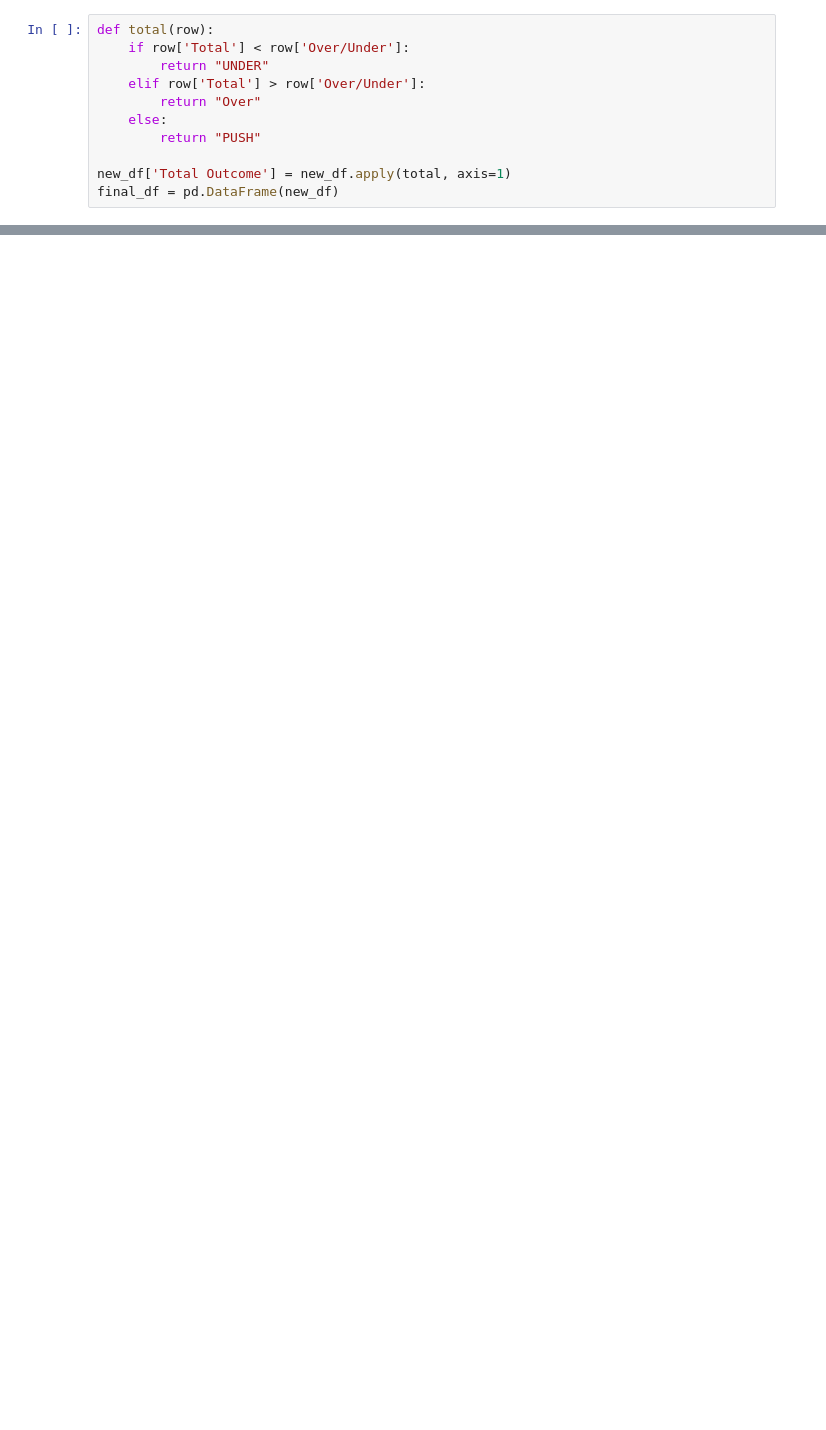
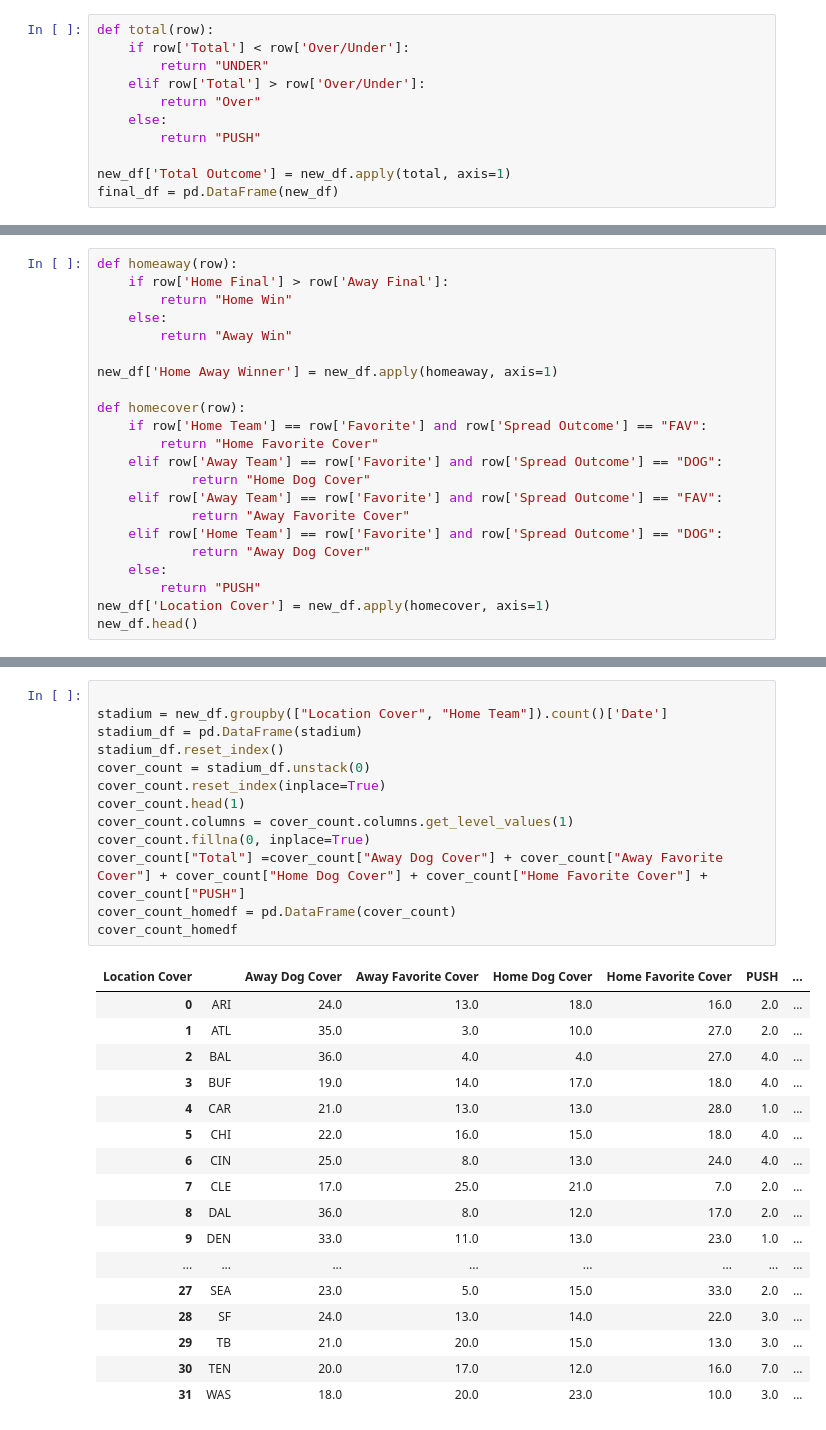
Before and after one commit to Group-Project-2-Electric-Boogaloo/Python-API-Project, a Jupyter notebook: Final-DataFrame-Kernel.ipynb, the cells around one changed output, grey strips where cells are left out. Saved outputs shown, nothing was run; the diff lists cells and outputs as text; blank space fills up the shorter version.

```diff
--- a/Final-DataFrame-Kernel.ipynb
+++ b/Final-DataFrame-Kernel.ipynb
@@ -85,0 +126,22 @@ final_df = pd.DataFrame(new_df)
+# %%
+def homeaway(row):
+    if row['Home Final'] > row['Away Final']:
+        return "Home Win"
+    else:
+        return "Away Win"
+
+new_df['Home Away Winner'] = new_df.apply(homeaway, axis=1)
+
+def homecover(row):
+    if row['Home Team'] == row['Favorite'] and row['Spread Outcome'] == "FAV":
+        return "Home Favorite Cover"
+    elif row['Away Team'] == row['Favorite'] and row['Spread Outcome'] == "DOG":
+            return "Home Dog Cover"
+    elif row['Away Team'] == row['Favorite'] and row['Spread Outcome'] == "FAV":
+            return "Away Favorite Cover"
+    elif row['Home Team'] == row['Favorite'] and row['Spread Outcome'] == "DOG":
+            return "Away Dog Cover"
+    else:
+        return "PUSH"
+new_df['Location Cover'] = new_df.apply(homecover, axis=1)
+new_df.head()
@@ -85,0 +166,31 @@ final_df = pd.DataFrame(new_df)
+# %%
+
+stadium = new_df.groupby(["Location Cover", "Home Team"]).count()['Date']
+stadium_df = pd.DataFrame(stadium)
+stadium_df.reset_index()
+cover_count = stadium_df.unstack(0)
+cover_count.reset_index(inplace=True)
+cover_count.head(1)
+cover_count.columns = cover_count.columns.get_level_values(1)
+cover_count.fillna(0, inplace=True)
+cover_count["Total"] =cover_count["Away Dog Cover"] + cover_count["Away Favorite Cover"] + cover_count["Home Dog Cover"] + cover_count["Home Favorite Cover"] + cover_count["PUSH"]
+cover_count_homedf = pd.DataFrame(cover_count)
+cover_count_homedf
+# %% [output]
+| Location Cover |  | Away Dog Cover | Away Favorite Cover | Home Dog Cover | Home Favorite Cover | PUSH | ... |
+| 0 | ARI | 24.0 | 13.0 | 18.0 | 16.0 | 2.0 | ... |
+| 1 | ATL | 35.0 | 3.0 | 10.0 | 27.0 | 2.0 | ... |
+| 2 | BAL | 36.0 | 4.0 | 4.0 | 27.0 | 4.0 | ... |
+| 3 | BUF | 19.0 | 14.0 | 17.0 | 18.0 | 4.0 | ... |
+| 4 | CAR | 21.0 | 13.0 | 13.0 | 28.0 | 1.0 | ... |
+| 5 | CHI | 22.0 | 16.0 | 15.0 | 18.0 | 4.0 | ... |
+| 6 | CIN | 25.0 | 8.0 | 13.0 | 24.0 | 4.0 | ... |
+| 7 | CLE | 17.0 | 25.0 | 21.0 | 7.0 | 2.0 | ... |
+| 8 | DAL | 36.0 | 8.0 | 12.0 | 17.0 | 2.0 | ... |
+| 9 | DEN | 33.0 | 11.0 | 13.0 | 23.0 | 1.0 | ... |
+| ... | ... | ... | ... | ... | ... | ... | ... |
+| 27 | SEA | 23.0 | 5.0 | 15.0 | 33.0 | 2.0 | ... |
+| 28 | SF | 24.0 | 13.0 | 14.0 | 22.0 | 3.0 | ... |
+| 29 | TB | 21.0 | 20.0 | 15.0 | 13.0 | 3.0 | ... |
+| 30 | TEN | 20.0 | 17.0 | 12.0 | 16.0 | 7.0 | ... |
+| 31 | WAS | 18.0 | 20.0 | 23.0 | 10.0 | 3.0 | ... |
```
Also changed, not shown: parts of 15 cells of this notebook.
